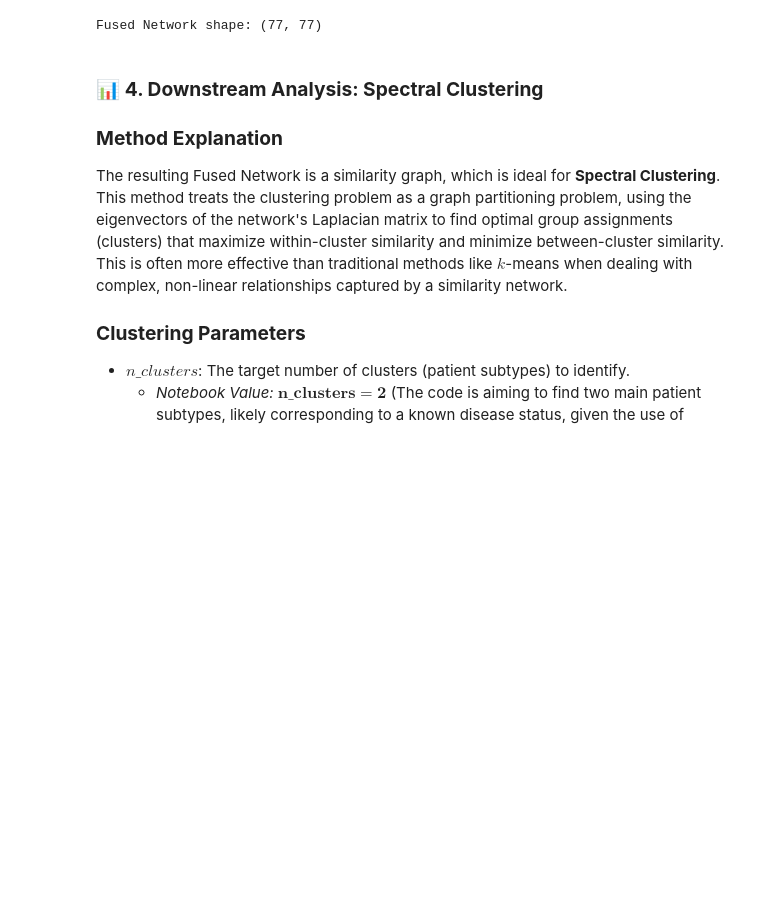
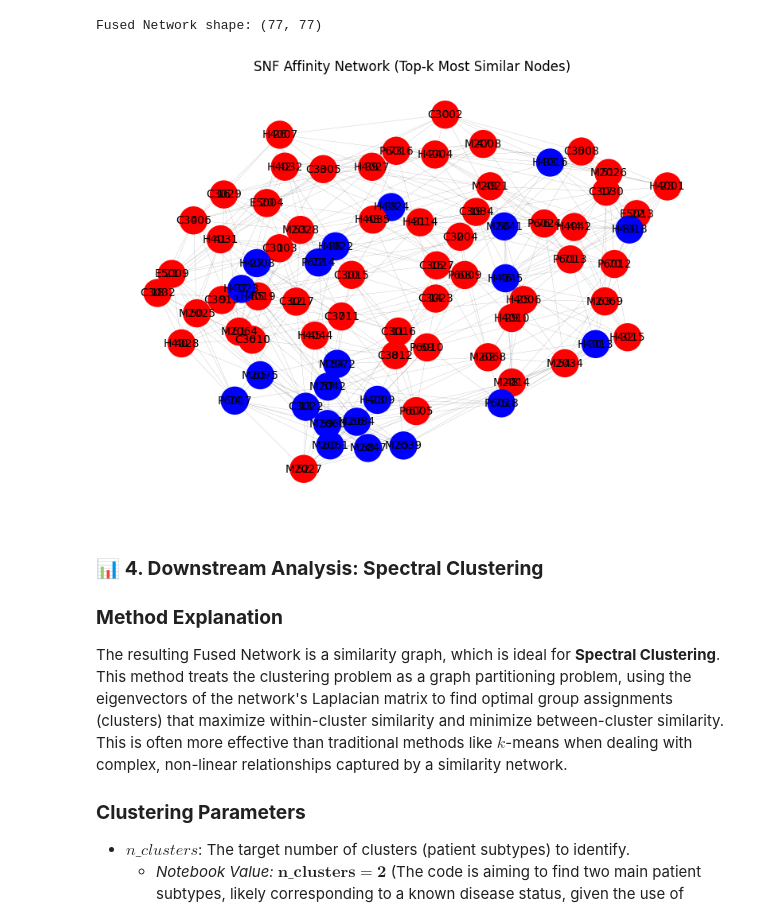
Before and after one commit to Multiomics-Analytics-Group/course_multi-omics_data_science, a Jupyter notebook: multiomics/notebooks/multiomics.ipynb, the cells around one changed output. Saved outputs shown, nothing was run; the diff lists cells and outputs as text; code cells hidden in the pictures; blank space fills up the shorter version.

Commit message:
Adding network visualization to SNF

```diff
--- a/multiomics/notebooks/multiomics.ipynb
+++ b/multiomics/notebooks/multiomics.ipynb
@@ -142,6 +159,67 @@ print(f"\nFused Network shape: {fused_network.shape}")
 # It is the final patient similarity network.
 # %% [output]
 Fused Network shape: (77, 77)
+# %%
+samples = data_dt.sort_values(["view", "sample"])['sample'].unique().tolist()
+groups = data_dt.sort_values(["view", "sample"])[['sample', 'group']].drop_duplicates()['group'].tolist()
+# %%
+import numpy as np
+import networkx as nx
+import matplotlib.pyplot as plt
+
+def visualize_snf_network(affinity_matrix, top_k=5):
+    """
+    Build and visualize a NetworkX graph of the top-k most similar nodes
+    for each node from an SNF affinity matrix.
+    """
+    colors = {'IBD': 'red', 'nonIBD':'blue'}
+    n = affinity_matrix.shape[0]
+    G = nx.Graph()
+
+    # Add nodes
+    for i in range(n):
+        G.add_node(i, label=samples[i], color=colors[groups[i]])
+
+    # Add top-k edges for each node
+    for i in range(n):
+        # Exclude self-similarity
+        sims = affinity_matrix[i].copy()
+        sims[i] = -np.inf
+
+        # Find top-k neighbors
+        top_neighbors = np.argsort(sims)[-top_k:]
+
+        for j in top_neighbors:
+            weight = affinity_matrix[i, j]
+            if weight > 0:
+                G.add_edge(i, j, weight=weight)
+
+    node_labels = nx.get_node_attributes(G, 'label')
+    node_colors = nx.get_node_attributes(G, 'color').values()
+
+    # Draw graph
+    plt.figure(figsize=(10, 7))
+    pos = nx.spring_layout(G, seed=42)
+
+    # Node drawing
+    nx.draw_networkx_nodes(G, pos, node_color=node_colors, node_size=600)
+    nx.draw_networkx_labels(G, pos, font_size=10)
+
+    # Edge drawing weighted by similarity
+    edges = G.edges()
+    weights = [G[u][v]['weight'] for u, v in edges]
+    nx.draw_networkx_edges(G, pos, width=[w * 5 for w in weights])
+    nx.draw_networkx_labels(G, pos, labels=node_labels, font_size=10, font_color='black')
+
+    plt.title("SNF Affinity Network (Top-k Most Similar Nodes)")
+    plt.axis("off")
+    plt.show()
+
+# ----- Example usage -----
+# Suppose you have an SNF affinity matrix:
+visualize_snf_network(fused_network, top_k=10)
+# %% [output]
+[figure, added]
 # %% [markdown]
 ### 📊 **4. Downstream Analysis: Spectral Clustering**
 
```
Also changed, not shown: parts of 6 cells of this notebook.
